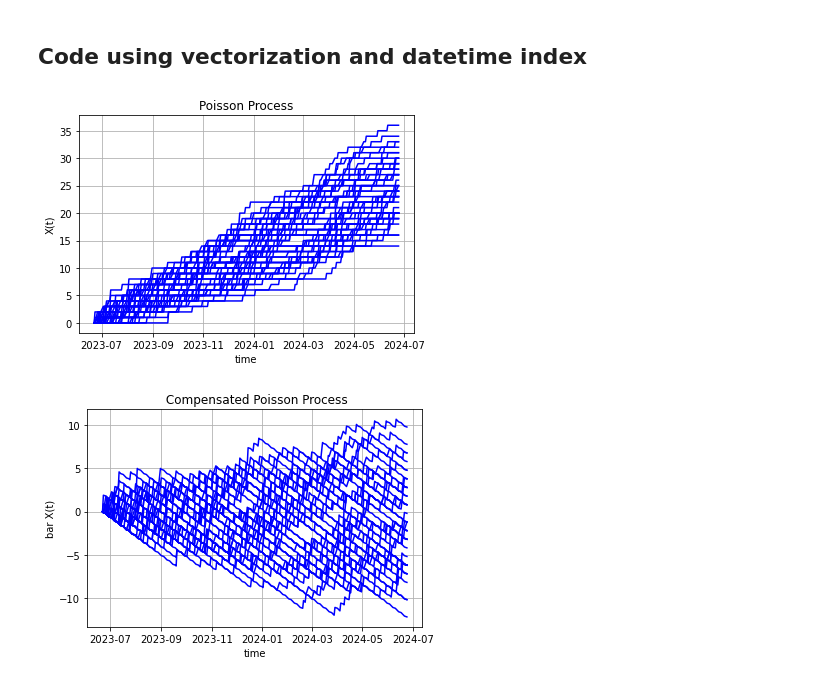
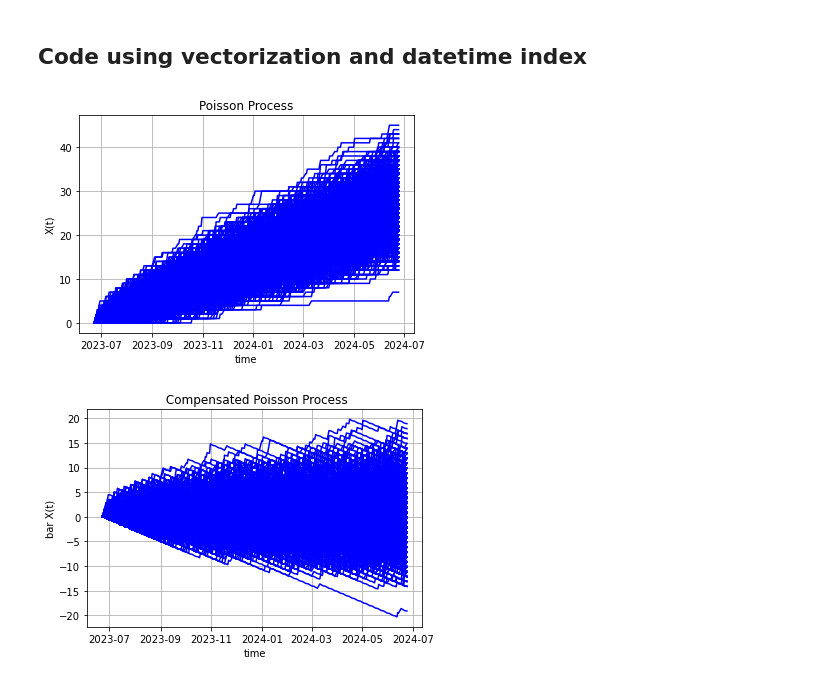
Before and after one commit to LucaDaquanno/Financial-Engineering, a Jupyter notebook: Jump_diffusion.ipynb, the cells around one changed output. Cells and saved outputs as stored; diff of their text form; code cells hidden in the pictures.

```diff
--- a/Jump_diffusion.ipynb
+++ b/Jump_diffusion.ipynb
@@ -77,8 +77,8 @@ def GeneratePathsPoisson(NoOfPaths,NoOfSteps,T,xiP,seed=123):
     return paths
 
 def mainCalculation():
-    NoOfPaths = 50
-    NoOfSteps = 262
+    NoOfPaths = 4000
+    NoOfSteps = 4000
     T = 262
     xiP= 0.1
 
@@ -127,33 +127,33 @@ def GeneratePathsPoisson(NoOfPaths,Start_date,End_date,xiP,seed=123):
     # making sure that samples from normal have mean 0 and variance 1
     X[:,1:]= Z.cumsum(axis=1)
     Xc[:,1:] =  Z.cumsum(axis=1) - xiP *time
     paths = {"time":date_range,"X":X,"Xcomp":Xc}
     return paths
 
 def mainCalculation():
-    NoOfPaths = 50
+    NoOfPaths = 4000
     Start_date=datetime.strftime((datetime.today() - relativedelta(years=1)),format="%Y-%m-%d")
     End_date= datetime.strftime((datetime.today()),format="%Y-%m-%d")
     xiP= 0.1
     Paths = GeneratePathsPoisson(NoOfPaths,Start_date,End_date,xiP)
     timeGrid = Paths["time"]
     X = Paths["X"]
     Xc = Paths["Xcomp"]
 
     plt.figure(1)
     plt.plot(timeGrid, np.transpose(X),'-b')
     plt.grid()
     plt.xlabel("time")
     plt.ylabel("X(t)")
     plt.title("Poisson Process")
 
     plt.figure(2)
     plt.plot(timeGrid, np.transpose(Xc),'-b')
     plt.grid()
     plt.xlabel("time")
     plt.ylabel("bar X(t)")
     plt.title(" Compensated Poisson Process")
 mainCalculation()
 # %% [output]
-[figure, old version]
+[figure, new version]
-[figure, old version]
+[figure, new version]
```
Also changed, not shown: parts of 32 cells of this notebook.
